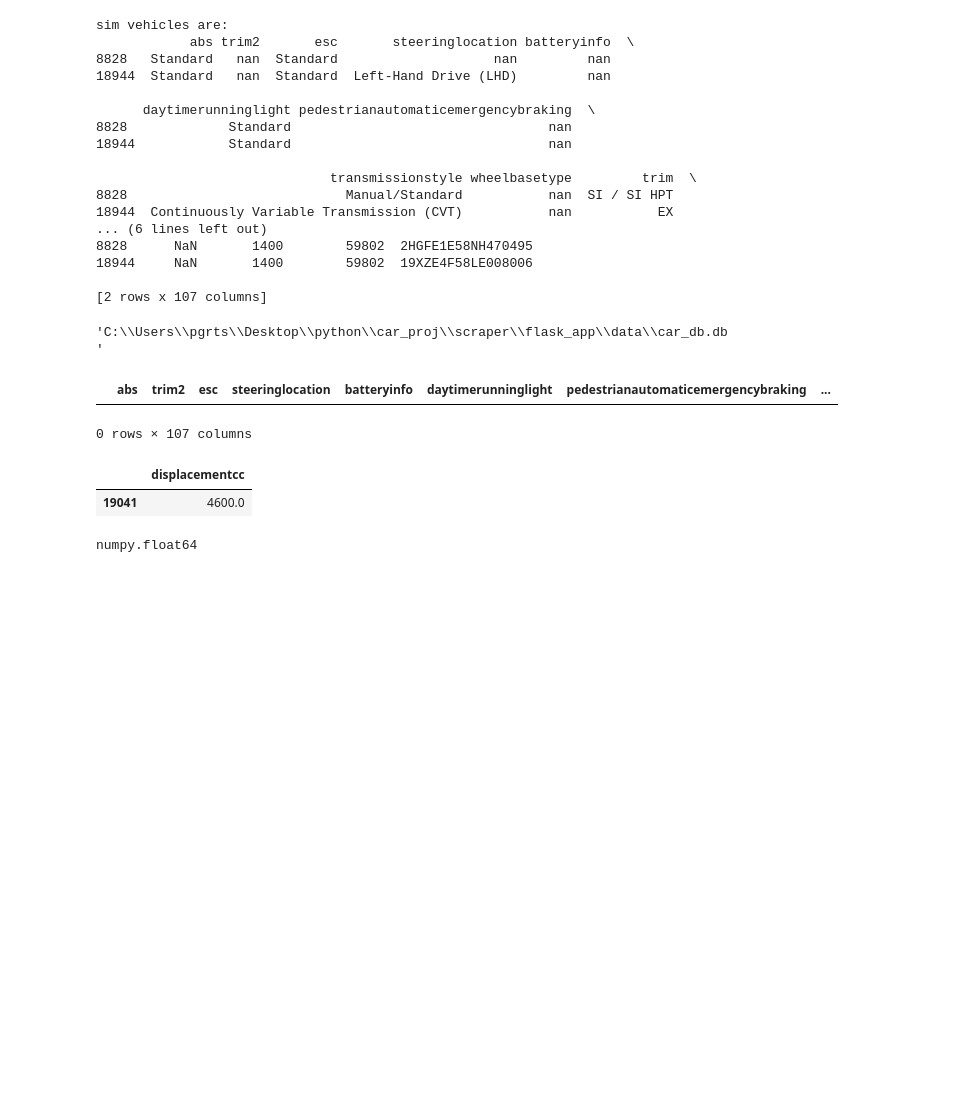
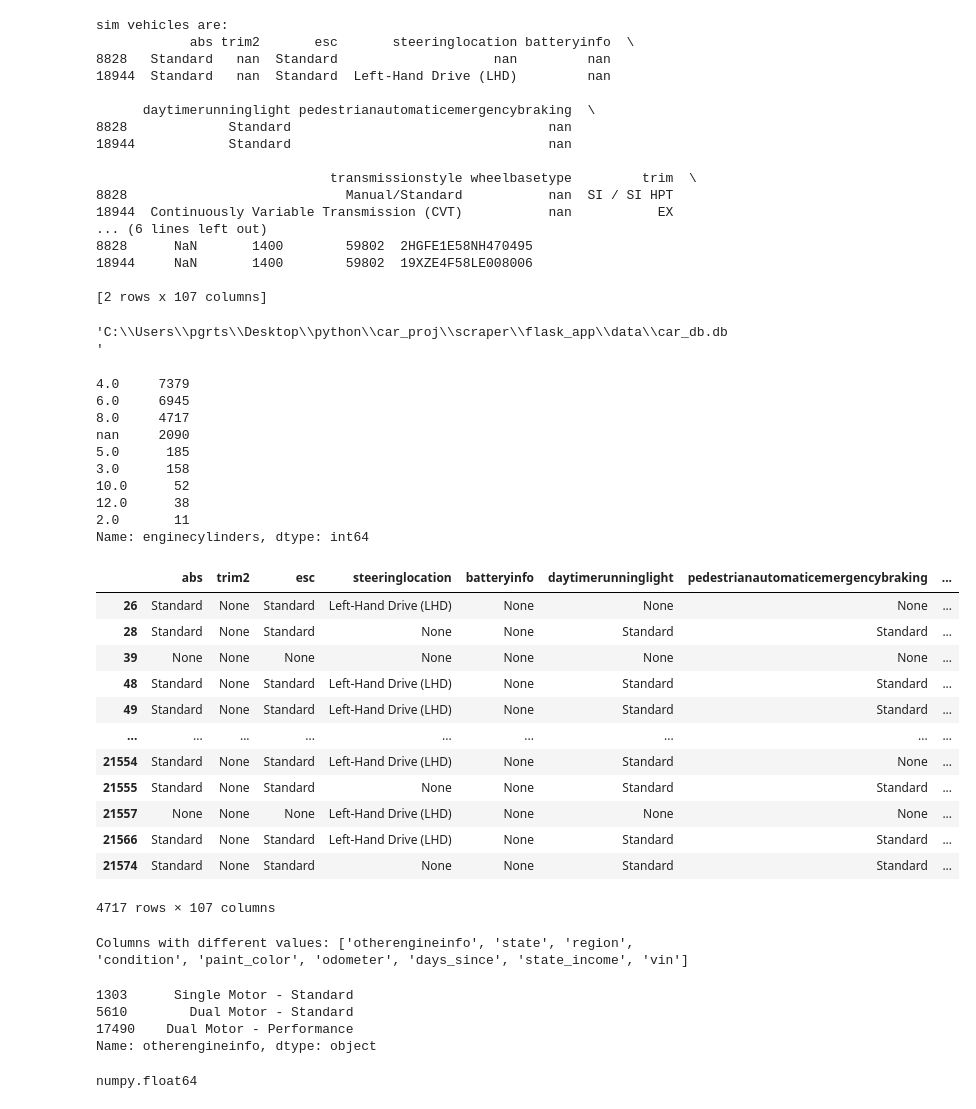
Before and after one commit to pgrts/car_proj, a Jupyter notebook: scraper/clean_preds_repeats.ipynb, the cells around one changed output. Saved outputs shown, nothing was run; the diff lists cells and outputs as text; code cells hidden in the pictures; blank space fills up the shorter version.

```diff
--- a/scraper/clean_preds_repeats.ipynb
+++ b/scraper/clean_preds_repeats.ipynb
@@ -528,18 +528,50 @@ seql_engine = create_engine(f'sqlite:///{db_path}')
 with seql_engine.connect() as conn:
     df = model_prep(pd.read_sql('unique_vehicles', conn))
 # %%
-df[df['fueltypeprimary'] == None]
+df2 = model_prep(df)
+df2['enginecylinders'].value_counts()
 # %% [output]
-|  | abs | trim2 | esc | steeringlocation | batteryinfo | daytimerunninglight | pedestrianautomaticemergencybraking | ... |
-0 rows × 107 columns
+4.0     7379
+6.0     6945
+8.0     4717
+nan     2090
+5.0      185
+3.0      158
+10.0      52
+12.0      38
+2.0       11
+Name: enginecylinders, dtype: int64
+# %%
+df2[df2.enginecylinders == '8.0']
+# %% [output]
+|  | abs | trim2 | esc | steeringlocation | batteryinfo | daytimerunninglight | pedestrianautomaticemergencybraking | ... |
+| 26 | Standard | None | Standard | Left-Hand Drive (LHD) | None | None | None | ... |
+| 28 | Standard | None | Standard | None | None | Standard | Standard | ... |
+| 39 | None | None | None | None | None | None | None | ... |
+| 48 | Standard | None | Standard | Left-Hand Drive (LHD) | None | Standard | Standard | ... |
+| 49 | Standard | None | Standard | Left-Hand Drive (LHD) | None | Standard | Standard | ... |
+| ... | ... | ... | ... | ... | ... | ... | ... | ... |
+| 21554 | Standard | None | Standard | Left-Hand Drive (LHD) | None | Standard | None | ... |
+| 21555 | Standard | None | Standard | None | None | Standard | Standard | ... |
+| 21557 | None | None | None | Left-Hand Drive (LHD) | None | None | None | ... |
+| 21566 | Standard | None | Standard | Left-Hand Drive (LHD) | None | Standard | Standard | ... |
+| 21574 | Standard | None | Standard | None | None | Standard | Standard | ... |
+4717 rows × 107 columns
+# %%
+different_columns = telsa_df.nunique()[telsa_df.nunique() > 1].index.tolist()
+print("Columns with different values:", different_columns)
+# %% [output]
+Columns with different values: ['otherengineinfo', 'state', 'region', 'condition', 'paint_color', 'odometer', 'days_since', 'state_income', 'vin']
 # %%
-df[(df['make'] == 'AM GENERAL') &
-(df['model'] == 'MV-1') &
-(df['modelyear'] == 2014.0) &
-(df['trim'] == 'None')][['displacementcc']]
+telsa_df[(df['make'] == 'TESLA') &
+(telsa_df['model'] == 'Model S') &
+(telsa_df['modelyear'] == 2017.0)
+]['otherengineinfo']
 # %% [output]
-|  | displacementcc |
-| 19041 | 4600.0 |
+1303      Single Motor - Standard
+5610        Dual Motor - Standard
+17490    Dual Motor - Performance
+Name: otherengineinfo, dtype: object
 # %%
 type(df[df['displacementcc'].isnull()].iloc[222]['displacementcc'])
 # %% [output]
```
Also changed, not shown: 19 other files.
